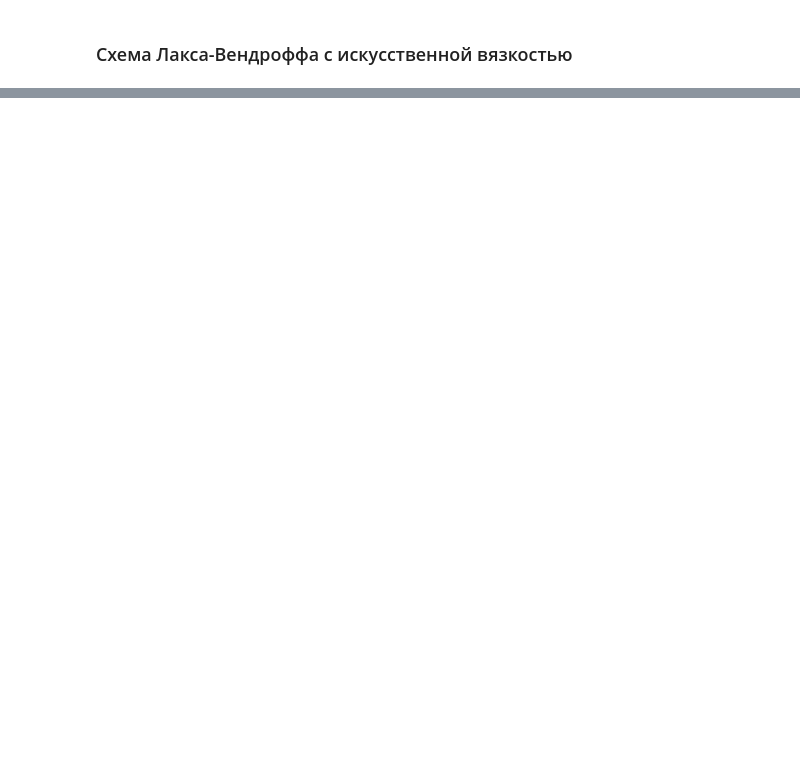
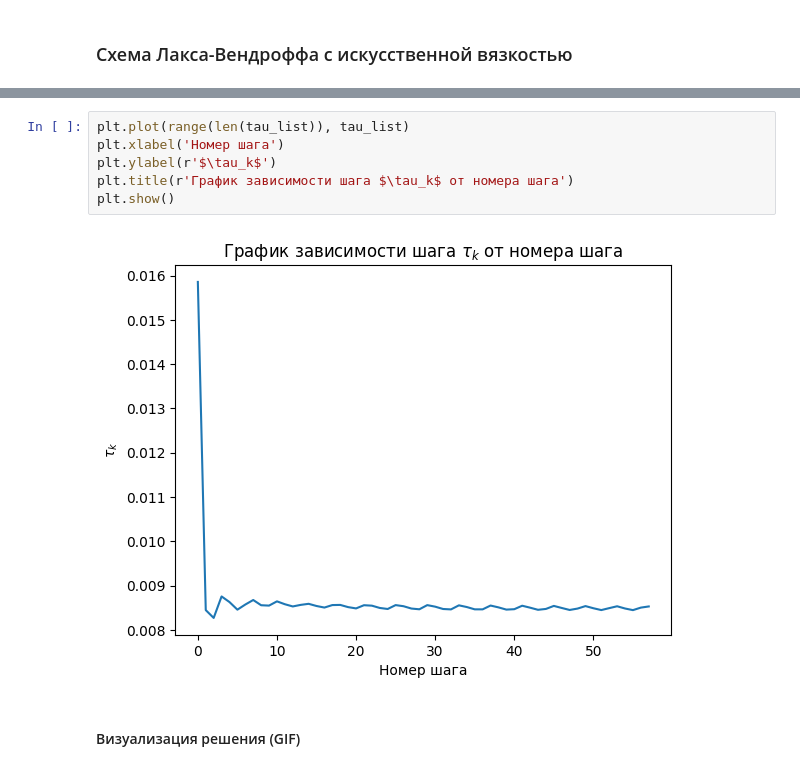
Before and after one commit to d-r-tikhonov/Computational_Mathematics, a Jupyter notebook: 06-Lax-Wendroff for CFD/src/06-Lax-Wendroff for CFD.ipynb, the cells around one changed output, grey strips where cells are left out. Saved outputs shown, nothing was run; the diff lists cells and outputs as text; blank space fills up the shorter version.

```diff
--- a/06-Lax-Wendroff for CFD/src/06-Lax-Wendroff for CFD.ipynb
+++ b/06-Lax-Wendroff for CFD/src/06-Lax-Wendroff for CFD.ipynb
@@ -389,0 +425,10 @@ def LaxWendroff_with_viscosity(snm1, sn, snp1, tau, h, alpha=0.5):
+# %%
+plt.plot(range(len(tau_list)), tau_list)
+plt.xlabel('Номер шага')
+plt.ylabel(r'$\tau_k$')
+plt.title(r'График зависимости шага $\tau_k$ от номера шага')
+plt.show()
+# %% [output]
+[figure, added]
+# %% [markdown]
+#### Визуализация решения (GIF)
```
Also changed, not shown: parts of 13 cells of this notebook, 1 other file.
